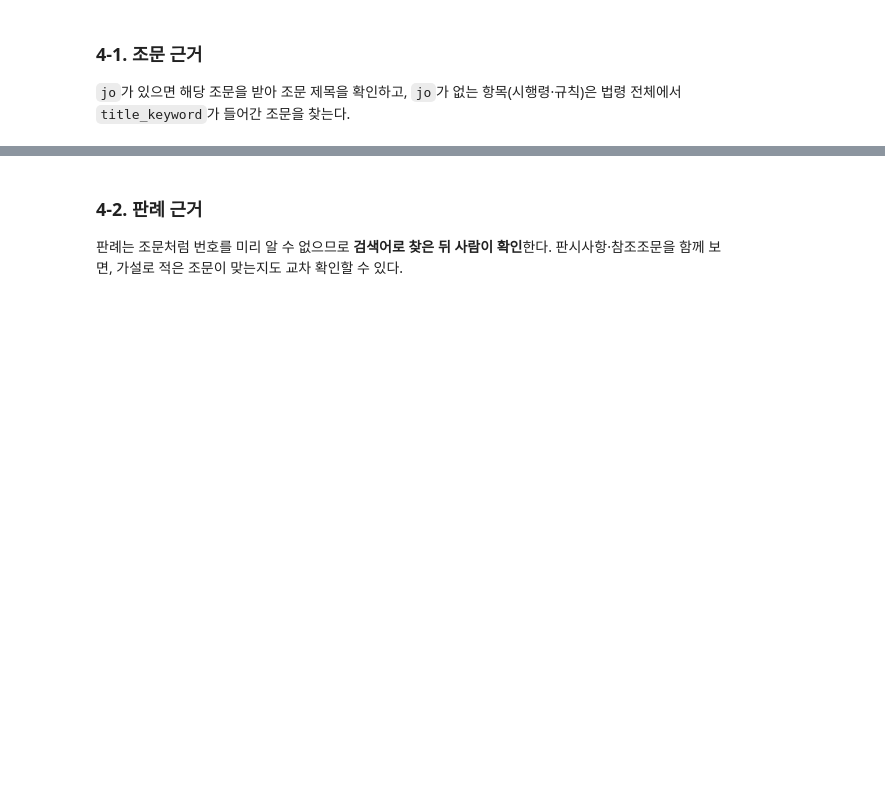
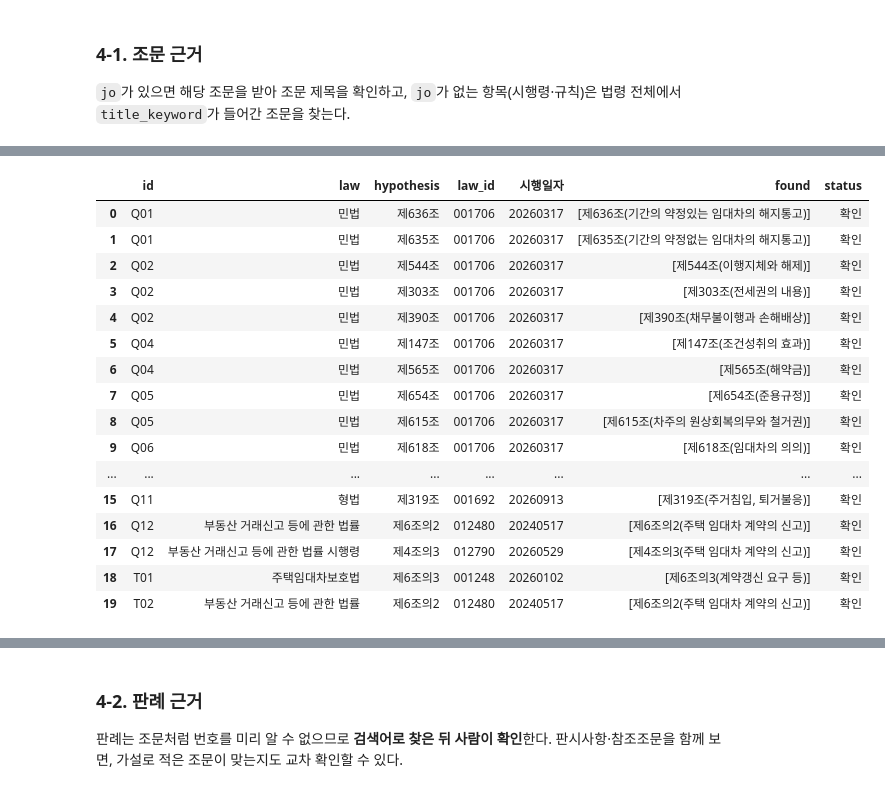
Before and after one commit to bigmooon/aigo-ai, a Jupyter notebook: notebooks/redesign/01_eval_set.ipynb, the cells around one changed output, grey strips where cells are left out. Cells and saved outputs as stored; diff of their text form; code cells hidden in the pictures; blank space fills up the shorter version.

```diff
--- a/notebooks/redesign/01_eval_set.ipynb
+++ b/notebooks/redesign/01_eval_set.ipynb
@@ -696,0 +205,63 @@ for key in list(gold_texts)[:4]:
+# %%
+TITLE_KEYWORDS = {
+  # jo를 미리 알 수 없는 하위 법령: 조문제목 키워드로 찾는다
+  "공동주택 층간소음의 범위와 기준에 관한 규칙": "층간소음",
+  "부동산 거래신고 등에 관한 법률 시행령": "임대차 계약의 신고",
+}
+
+gold_texts: dict[str, dict] = {}
+law_rows = []
+
+for it in items:
+  for src in it["gold_sources"]:
+    if src["type"] != "law":
+      continue
+    law_id = find_law_id(src["law_name"])
+    row = {"id": it["id"], "law": src["law_name"], "hypothesis": src["article"], "law_id": law_id}
+    if law_id is None:
+      law_rows.append({**row, "status": "법령 없음"})
+      continue
+
+    info, units = fetch_articles(law_id, src.get("jo"))
+    if not src.get("jo"):
+      kw = TITLE_KEYWORDS[src["law_name"]]
+      units = [u for u in units if kw in _join(u.get("조문제목"))]
+
+    for u in units:
+      key = f"{src['law_name']}|{article_label(u)}"
+      gold_texts[key] = {
+        "law_name": src["law_name"],
+        "law_id": law_id,
+        "시행일자": info.get("시행일자"),
+        "조문제목": _join(u.get("조문제목")),
+        "text": article_text(u),
+      }
+    law_rows.append(
+      {
+        **row,
+        "시행일자": info.get("시행일자"),
+        "found": [f"{article_label(u)}({_join(u.get('조문제목'))})" for u in units],
+        "status": "확인" if units else "조문 없음",
+      }
+    )
+
+law_df = pd.DataFrame(law_rows)
+law_df
+# %% [output]
+|  | id | law | hypothesis | law_id | 시행일자 | found | status |
+| 0 | Q01 | 민법 | 제636조 | 001706 | 20260317 | [제636조(기간의 약정있는 임대차의 해지통고)] | 확인 |
+| 1 | Q01 | 민법 | 제635조 | 001706 | 20260317 | [제635조(기간의 약정없는 임대차의 해지통고)] | 확인 |
+| 2 | Q02 | 민법 | 제544조 | 001706 | 20260317 | [제544조(이행지체와 해제)] | 확인 |
+| 3 | Q02 | 민법 | 제303조 | 001706 | 20260317 | [제303조(전세권의 내용)] | 확인 |
+| 4 | Q02 | 민법 | 제390조 | 001706 | 20260317 | [제390조(채무불이행과 손해배상)] | 확인 |
+| 5 | Q04 | 민법 | 제147조 | 001706 | 20260317 | [제147조(조건성취의 효과)] | 확인 |
+| 6 | Q04 | 민법 | 제565조 | 001706 | 20260317 | [제565조(해약금)] | 확인 |
+| 7 | Q05 | 민법 | 제654조 | 001706 | 20260317 | [제654조(준용규정)] | 확인 |
+| 8 | Q05 | 민법 | 제615조 | 001706 | 20260317 | [제615조(차주의 원상회복의무와 철거권)] | 확인 |
+| 9 | Q06 | 민법 | 제618조 | 001706 | 20260317 | [제618조(임대차의 의의)] | 확인 |
+| ... | ... | ... | ... | ... | ... | ... | ... |
+| 15 | Q11 | 형법 | 제319조 | 001692 | 20260913 | [제319조(주거침입, 퇴거불응)] | 확인 |
+| 16 | Q12 | 부동산 거래신고 등에 관한 법률 | 제6조의2 | 012480 | 20240517 | [제6조의2(주택 임대차 계약의 신고)] | 확인 |
+| 17 | Q12 | 부동산 거래신고 등에 관한 법률 시행령 | 제4조의3 | 012790 | 20260529 | [제4조의3(주택 임대차 계약의 신고)] | 확인 |
+| 18 | T01 | 주택임대차보호법 | 제6조의3 | 001248 | 20260102 | [제6조의3(계약갱신 요구 등)] | 확인 |
+| 19 | T02 | 부동산 거래신고 등에 관한 법률 | 제6조의2 | 012480 | 20240517 | [제6조의2(주택 임대차 계약의 신고)] | 확인 |
```
Also changed, not shown: parts of 42 cells of this notebook, 20 other files.
